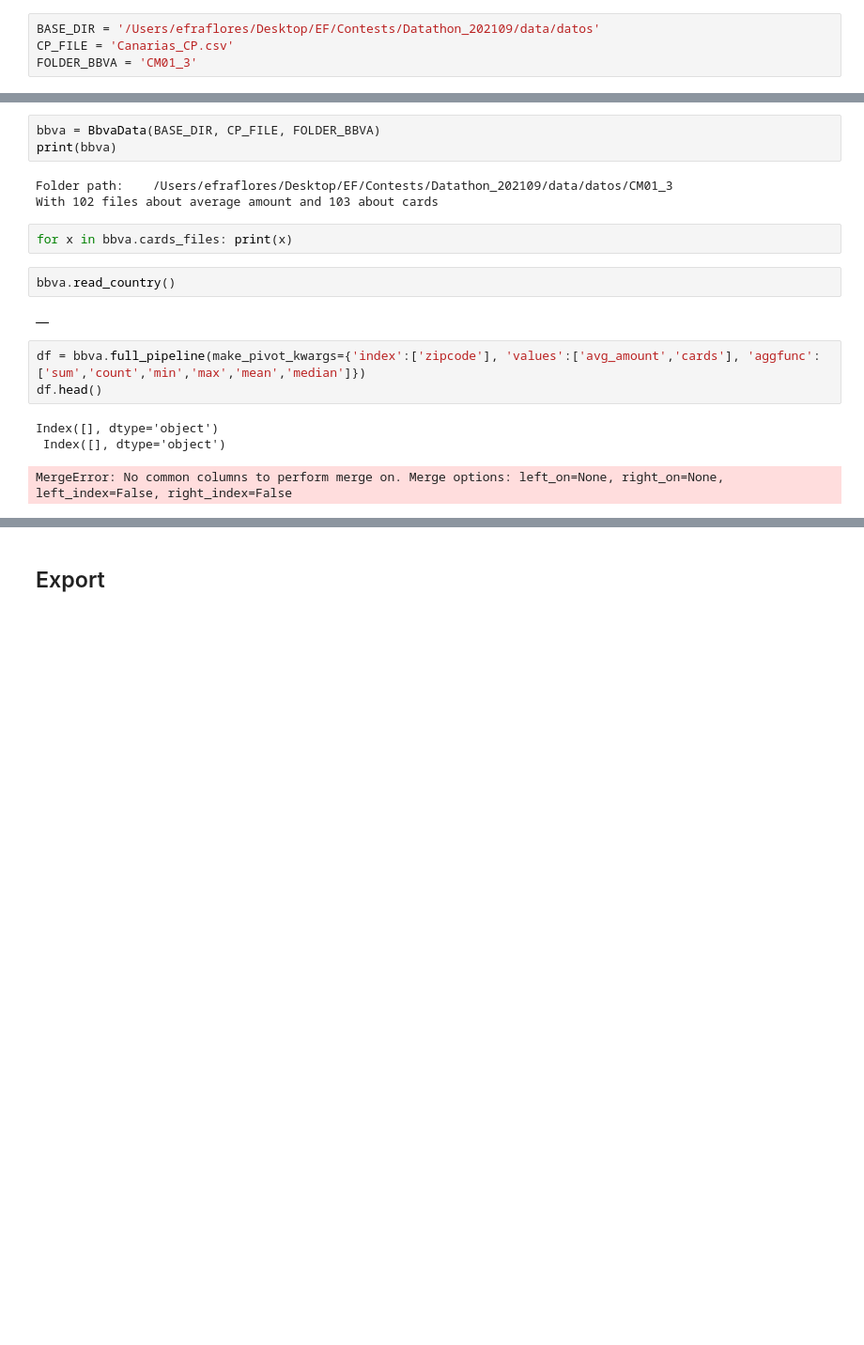
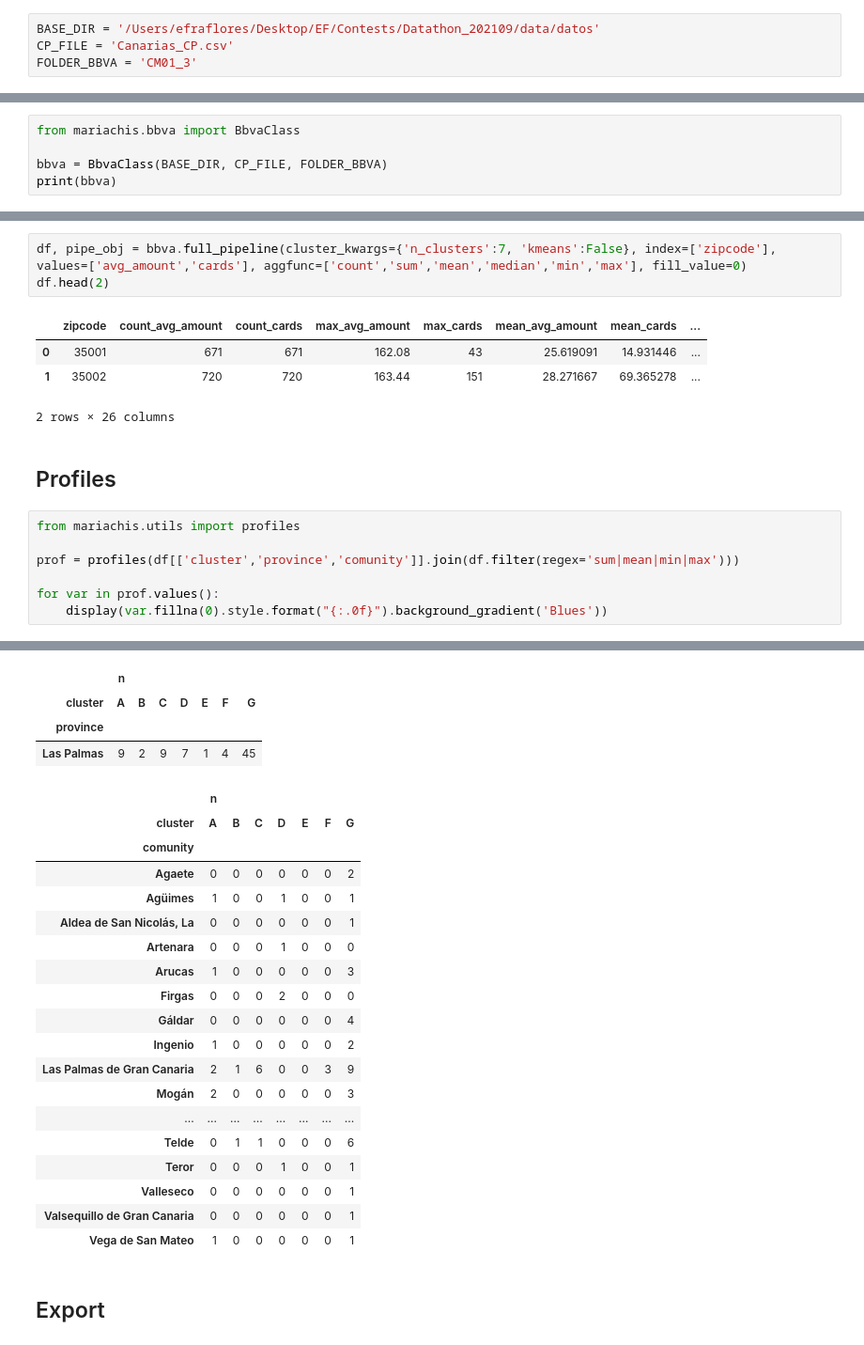
Before and after one commit to Afroefras/datathon2021, a Jupyter notebook: datathon2021/notebooks/01_bbva.ipynb, the cells around one changed output, grey strips where cells are left out. Shown at 94% size. Cells and saved outputs as stored; diff of their text form; blank space fills up the shorter version.

Commit message:
mariachis module created!

```diff
--- a/datathon2021/notebooks/01_bbva.ipynb
+++ b/datathon2021/notebooks/01_bbva.ipynb
@@ -79,0 +11,5 @@ class BbvaData:
+# %%
+from mariachis.bbva import BbvaClass
+
+bbva = BbvaClass(BASE_DIR, CP_FILE, FOLDER_BBVA)
+print(bbva)
@@ -82,19 +21,18 @@ class BbvaData:
-# %%
-bbva = BbvaData(BASE_DIR, CP_FILE, FOLDER_BBVA)
-print(bbva)
-# %% [output]
-Folder path:    /Users/efraflores/Desktop/EF/Contests/Datathon_202109/data/datos/CM01_3
-With 102 files about average amount and 103 about cards
-# %%
-for x in bbva.cards_files: print(x)
-# %%
-bbva.read_country()
-# %% [output]
-|  |
 # %%
-df = bbva.full_pipeline(make_pivot_kwargs={'index':['zipcode'], 'values':['avg_amount','cards'], 'aggfunc':['sum','count','min','max','mean','median']})
-df.head()
+df, pipe_obj = bbva.full_pipeline(cluster_kwargs={'n_clusters':7, 'kmeans':False}, index=['zipcode'], values=['avg_amount','cards'], aggfunc=['count','sum','mean','median','min','max'], fill_value=0)
+df.head(2)
 # %% [output]
+|  | zipcode | count_avg_amount | count_cards | max_avg_amount | max_cards | mean_avg_amount | mean_cards | ... |
+| 0 | 35001 | 671 | 671 | 162.08 | 43 | 25.619091 | 14.931446 | ... |
+| 1 | 35002 | 720 | 720 | 163.44 | 151 | 28.271667 | 69.365278 | ... |
-Index([], dtype='object')
- Index([], dtype='object')
+2 rows × 26 columns
-MergeError: No common columns to perform merge on. Merge options: left_on=None, right_on=None, left_index=False, right_index=False
+# %% [markdown]
+## Profiles
+# %%
+from mariachis.utils import profiles
+
+prof = profiles(df[['cluster','province','comunity']].join(df.filter(regex='sum|mean|min|max')))
+
+for var in prof.values():
+    display(var.fillna(0).style.format("{:.0f}").background_gradient('Blues'))
+# %% [output]
@@ -101,3 +58,26 @@ MergeError: No common columns to perform merge on. Merge options: left_on=None,
+|  | n |  |  |  |  |  |  |
+| cluster | A | B | C | D | E | F | G |
+| province |  |  |  |  |  |  |  |
+| Las Palmas | 9 | 2 | 9 | 7 | 1 | 4 | 45 |
+|  | n |  |  |  |  |  |  |
+| cluster | A | B | C | D | E | F | G |
+| comunity |  |  |  |  |  |  |  |
+| Agaete | 0 | 0 | 0 | 0 | 0 | 0 | 2 |
+| Agüimes | 1 | 0 | 0 | 1 | 0 | 0 | 1 |
+| Aldea de San Nicolás, La | 0 | 0 | 0 | 0 | 0 | 0 | 1 |
+| Artenara | 0 | 0 | 0 | 1 | 0 | 0 | 0 |
+| Arucas | 1 | 0 | 0 | 0 | 0 | 0 | 3 |
+| Firgas | 0 | 0 | 0 | 2 | 0 | 0 | 0 |
+| Gáldar | 0 | 0 | 0 | 0 | 0 | 0 | 4 |
+| Ingenio | 1 | 0 | 0 | 0 | 0 | 0 | 2 |
+| Las Palmas de Gran Canaria | 2 | 1 | 6 | 0 | 0 | 3 | 9 |
+| Mogán | 2 | 0 | 0 | 0 | 0 | 0 | 3 |
+| ... | ... | ... | ... | ... | ... | ... | ... |
+| Telde | 0 | 1 | 1 | 0 | 0 | 0 | 6 |
+| Teror | 0 | 0 | 0 | 1 | 0 | 0 | 1 |
+| Valleseco | 0 | 0 | 0 | 0 | 0 | 0 | 1 |
+| Valsequillo de Gran Canaria | 0 | 0 | 0 | 0 | 0 | 0 | 1 |
+| Vega de San Mateo | 1 | 0 | 0 | 0 | 0 | 0 | 1 |
 # %% [markdown]
 ## Export
 # %%
```
Also changed, not shown: parts of 6 cells of this notebook, 3 other files.
